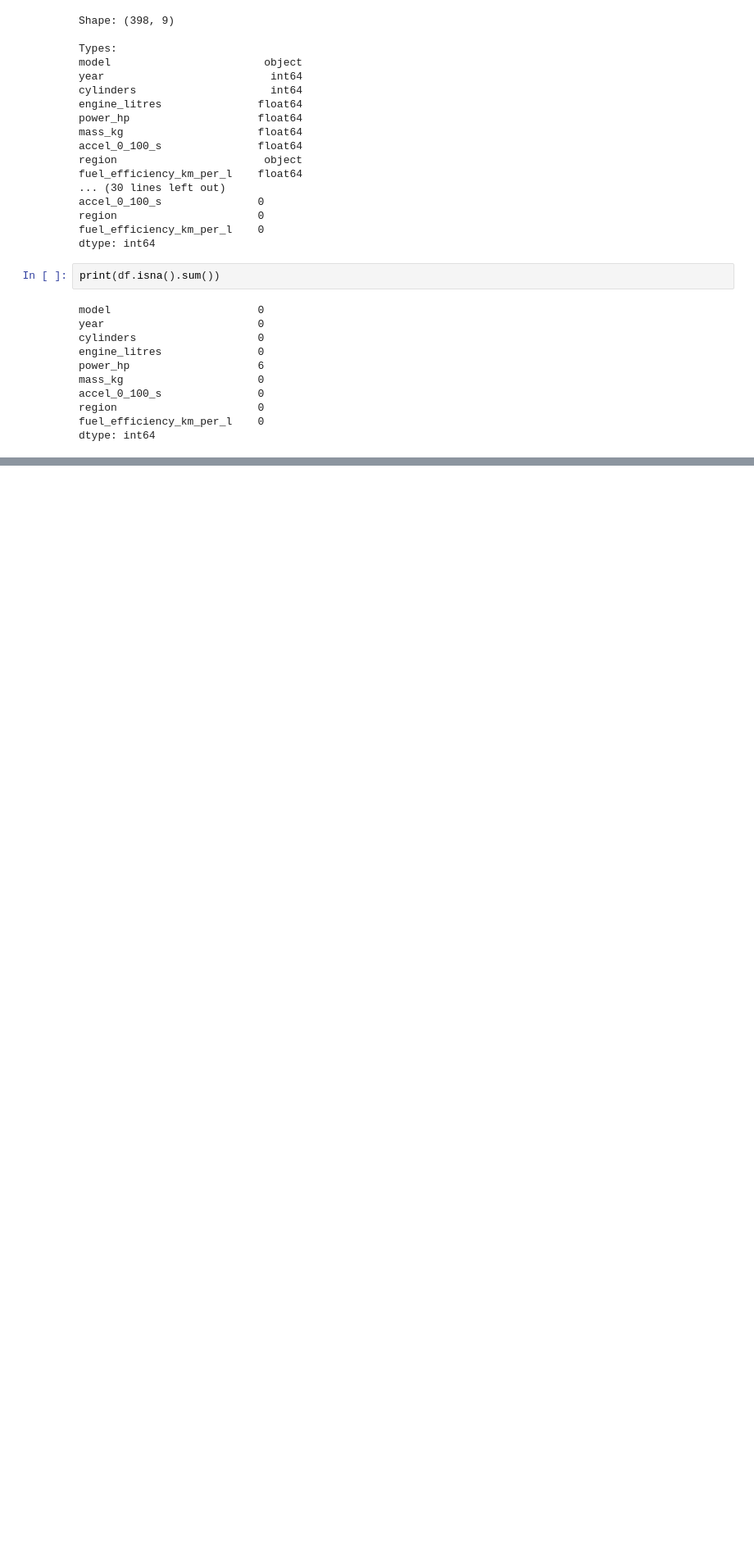
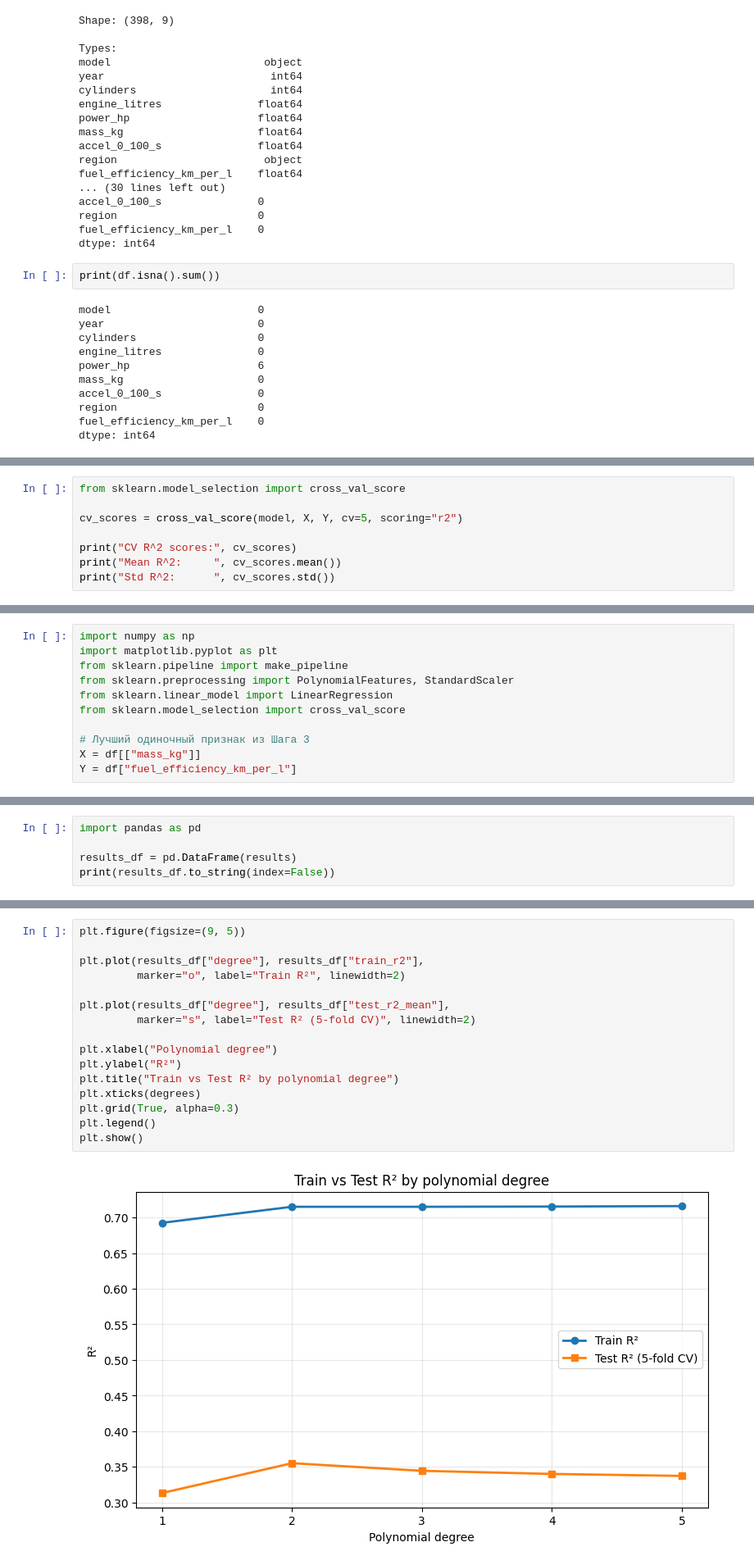
Before and after one commit to Meyrim1/ml_course, a Jupyter notebook: labka1.ipynb, the cells around one changed output, grey strips where cells are left out. Shown at 82% size. Cells and saved outputs as stored; diff of their text form; blank space fills up the shorter version.

```diff
--- a/labka1.ipynb
+++ b/labka1.ipynb
@@ -47,0 +170,8 @@ df=df.dropna()
+# %%
+from sklearn.model_selection import cross_val_score
+
+cv_scores = cross_val_score(model, X, Y, cv=5, scoring="r2")
+
+print("CV R^2 scores:", cv_scores)
+print("Mean R^2:     ", cv_scores.mean())
+print("Std R^2:      ", cv_scores.std())
@@ -47,0 +253,11 @@ df=df.dropna()
+# %%
+import numpy as np
+import matplotlib.pyplot as plt
+from sklearn.pipeline import make_pipeline
+from sklearn.preprocessing import PolynomialFeatures, StandardScaler
+from sklearn.linear_model import LinearRegression
+from sklearn.model_selection import cross_val_score
+
+# Лучший одиночный признак из Шага 3
+X = df[["mass_kg"]]
+Y = df["fuel_efficiency_km_per_l"]
@@ -47,0 +298,5 @@ df=df.dropna()
+# %%
+import pandas as pd
+
+results_df = pd.DataFrame(results)
+print(results_df.to_string(index=False))
@@ -47,0 +310,18 @@ df=df.dropna()
+# %%
+plt.figure(figsize=(9, 5))
+
+plt.plot(results_df["degree"], results_df["train_r2"],
+         marker="o", label="Train R²", linewidth=2)
+
+plt.plot(results_df["degree"], results_df["test_r2_mean"],
+         marker="s", label="Test R² (5-fold CV)", linewidth=2)
+
+plt.xlabel("Polynomial degree")
+plt.ylabel("R²")
+plt.title("Train vs Test R² by polynomial degree")
+plt.xticks(degrees)
+plt.grid(True, alpha=0.3)
+plt.legend()
+plt.show()
+# %% [output]
+[figure, added]
```
Also changed, not shown: parts of 19 cells of this notebook.
